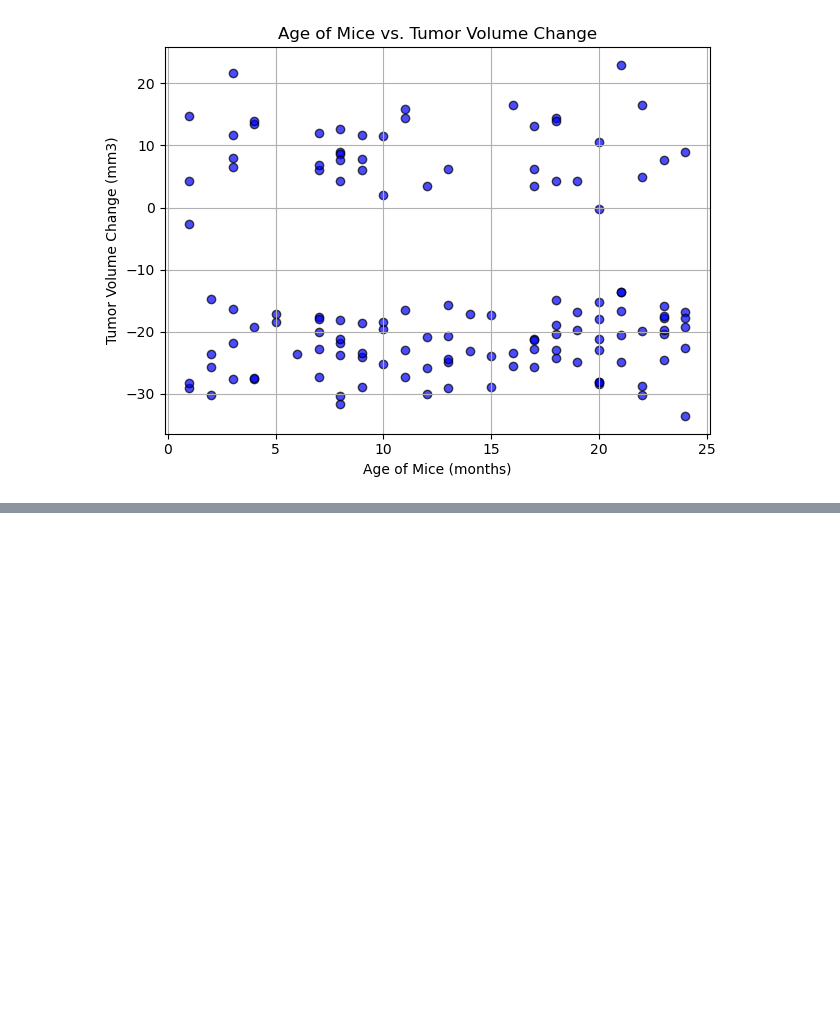
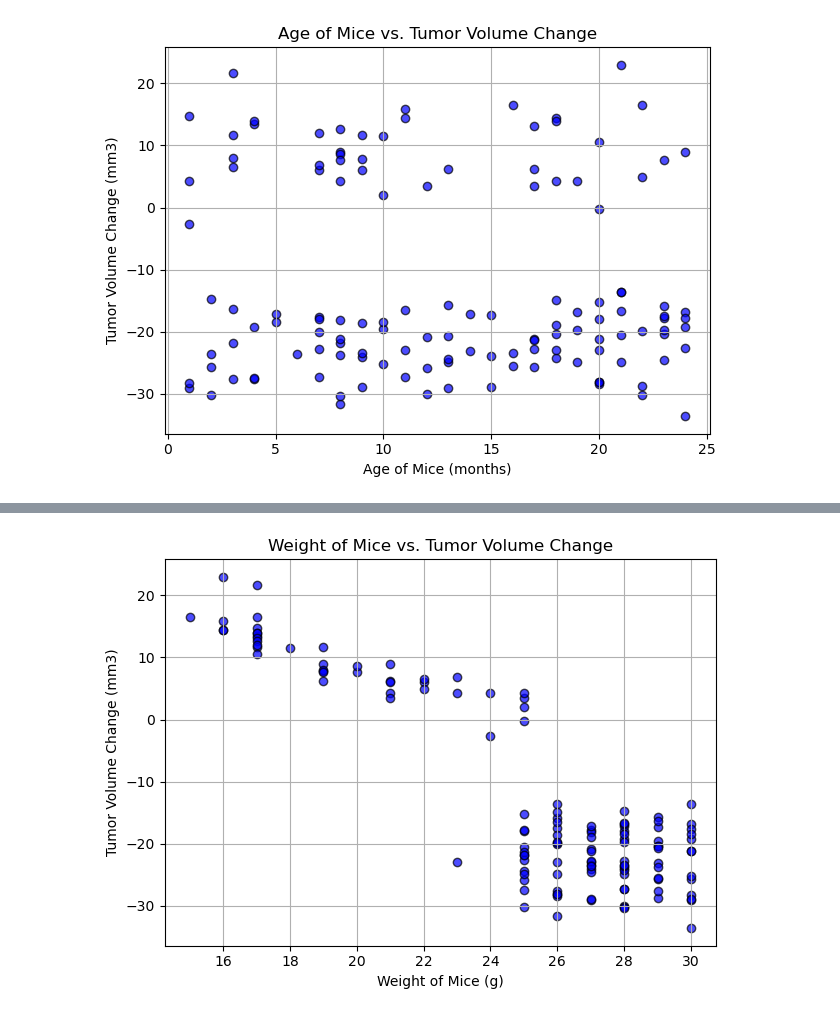
Before and after one commit to Jon-Pierson/pymaceuticals_capomulin_study, a Jupyter notebook: capomulin_data_analysis.ipynb, the cells around one changed output, grey strips where cells are left out. Drawn from its saved outputs; the diff is of its cells as text; code cells hidden in the pictures; blank space fills up the shorter version.

```diff
--- a/capomulin_data_analysis.ipynb
+++ b/capomulin_data_analysis.ipynb
@@ -260,0 +272,11 @@ plt.show()
+# %%
+# Create a scatter plot of the weight of the mice and the tumor total volume change using the csdc_tumor_volume_change DataFrame at the last Timepoint
+plt.scatter(last_timepoint["Weight (g)"], last_timepoint["Tumor Volume (mm3) Change"], color="blue", alpha=0.7, edgecolor="black")
+plt.title("Weight of Mice vs. Tumor Volume Change")
+plt.xlabel("Weight of Mice (g)")
+plt.ylabel("Tumor Volume Change (mm3)")
+plt.grid()
+plt.tight_layout()
+plt.show()
+# %% [output]
+[figure, added]
```
Also changed, not shown: parts of 1 cell of this notebook.
